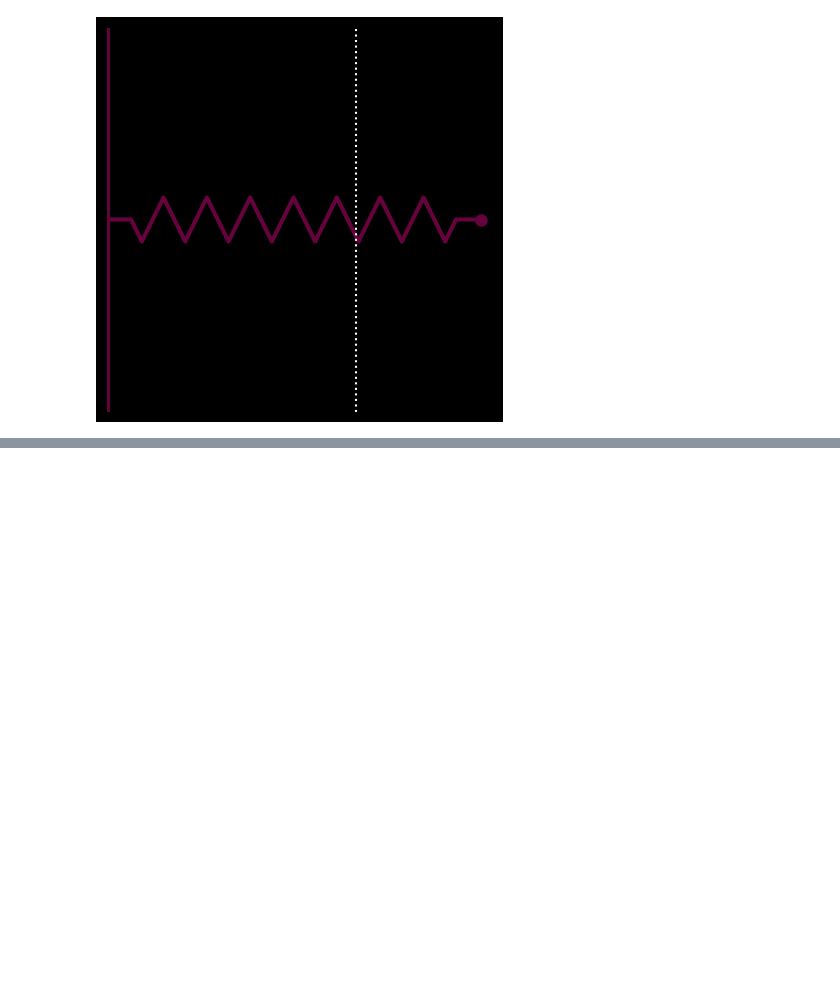
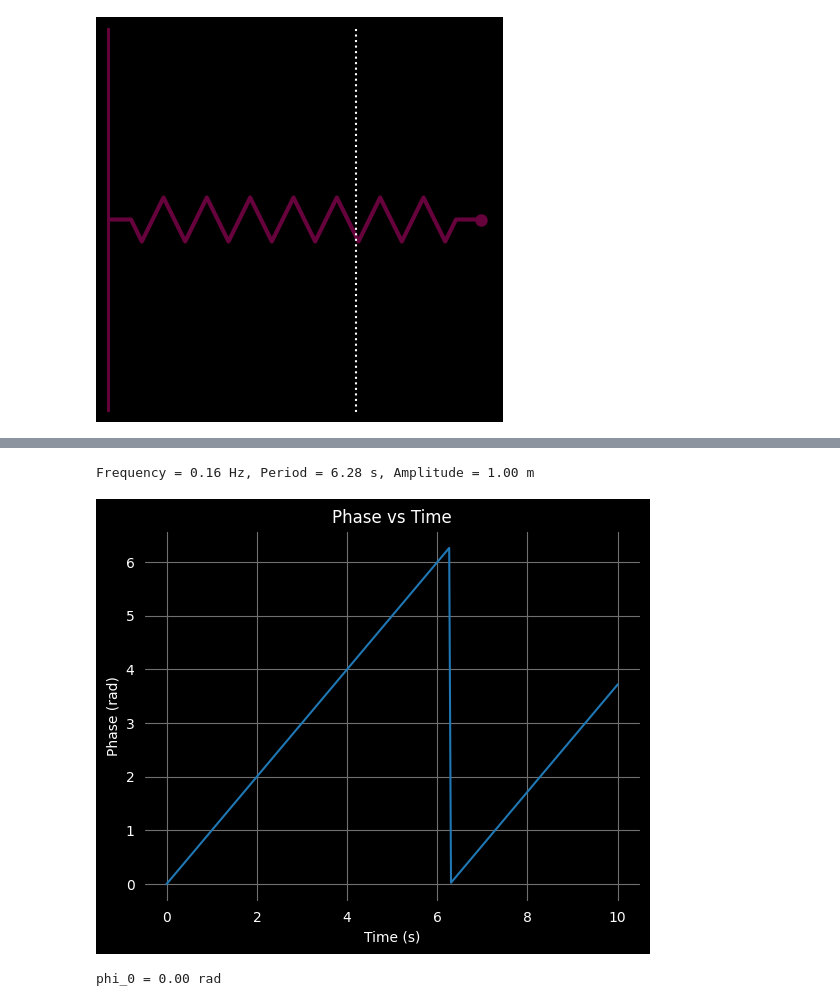
Before and after one commit to Melon-Mao/Python-repository, a Jupyter notebook: Data Analysis/Mechanics/Simple Harmonic Oscillator/simple_harmonic_oscillator.ipynb, the cells around one changed output, grey strips where cells are left out. Cells and saved outputs as stored; diff of their text form; code cells hidden in the pictures; blank space fills up the shorter version.

```diff
--- a/Data Analysis/Mechanics/Simple Harmonic Oscillator/simple_harmonic_oscillator.ipynb
+++ b/Data Analysis/Mechanics/Simple Harmonic Oscillator/simple_harmonic_oscillator.ipynb
@@ -345,0 +459,28 @@ ani.save("Animations/simple_harmonic_oscillator.gif", writer="pillow", fps=25)
+# %%
+frequecy = param_omega/(2*np.pi)
+
+period = 1/frequecy
+
+amplitude = np.sqrt(param_x_0**2 + (param_v_0/np.abs(param_omega))**2)
+
+print(f"Frequency = {frequecy:.2f} Hz, Period = {period:.2f} s, Amplitude = {amplitude:.2f} m")
+# %% [output]
+Frequency = 0.16 Hz, Period = 6.28 s, Amplitude = 1.00 m
+# %%
+phi_0 = np.arctan((param_v_0*param_omega)/param_x_0)
+
+phi = 2*np.pi*((time/period - np.floor(time/period)))
+
+plt.plot(time, phi)
+plt.xlabel("Time (s)")
+plt.ylabel("Phase (rad)")
+plt.title("Phase vs Time")
+plt.grid()
+
+plt.savefig("Figures/simple_harmonic_oscillator_phase_vs_time.png", dpi=300)
+plt.show()
+
+print(f"phi_0 = {phi_0:.2f} rad")
+# %% [output]
+[figure, added]
+phi_0 = 0.00 rad
```
Also changed, not shown: parts of 8 cells of this notebook, 34 other files.
